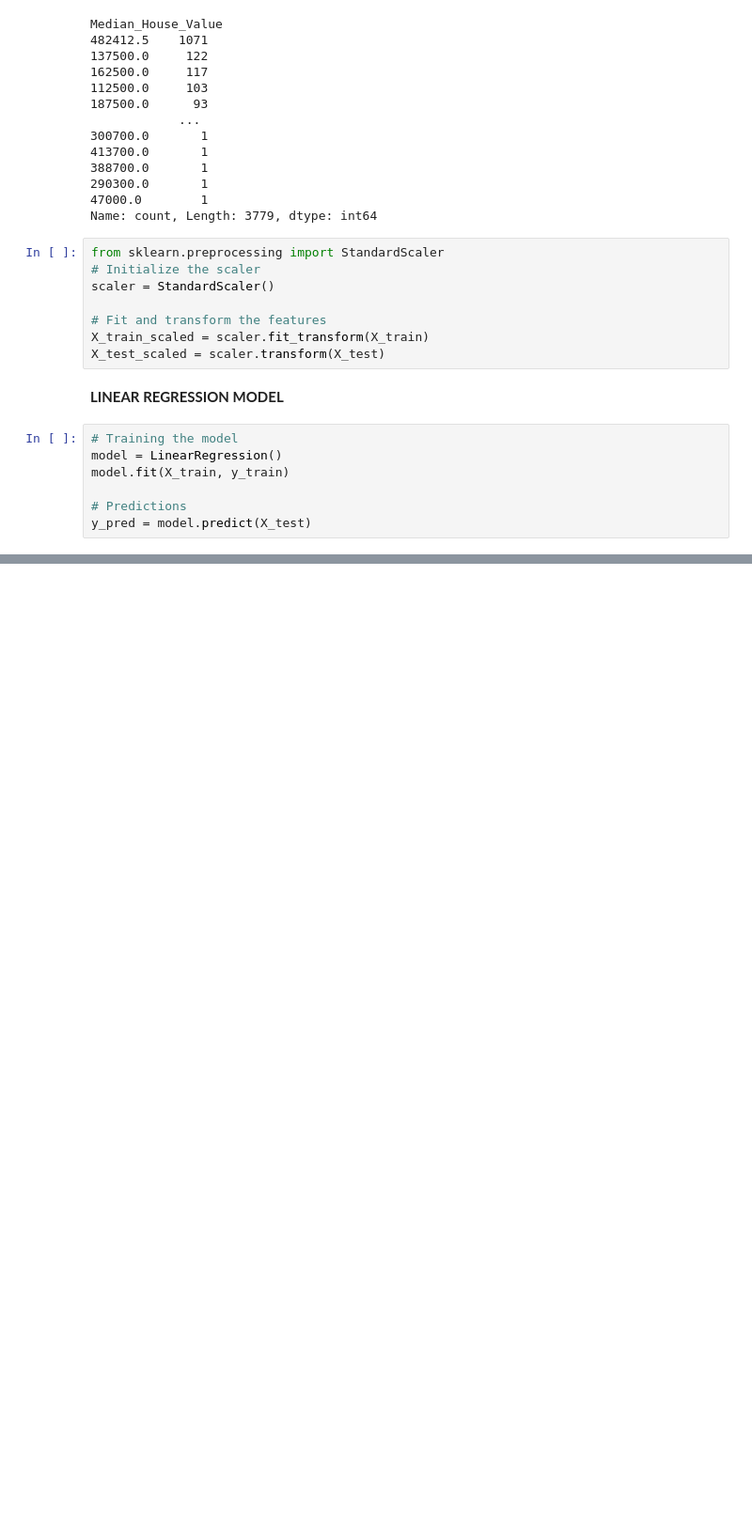
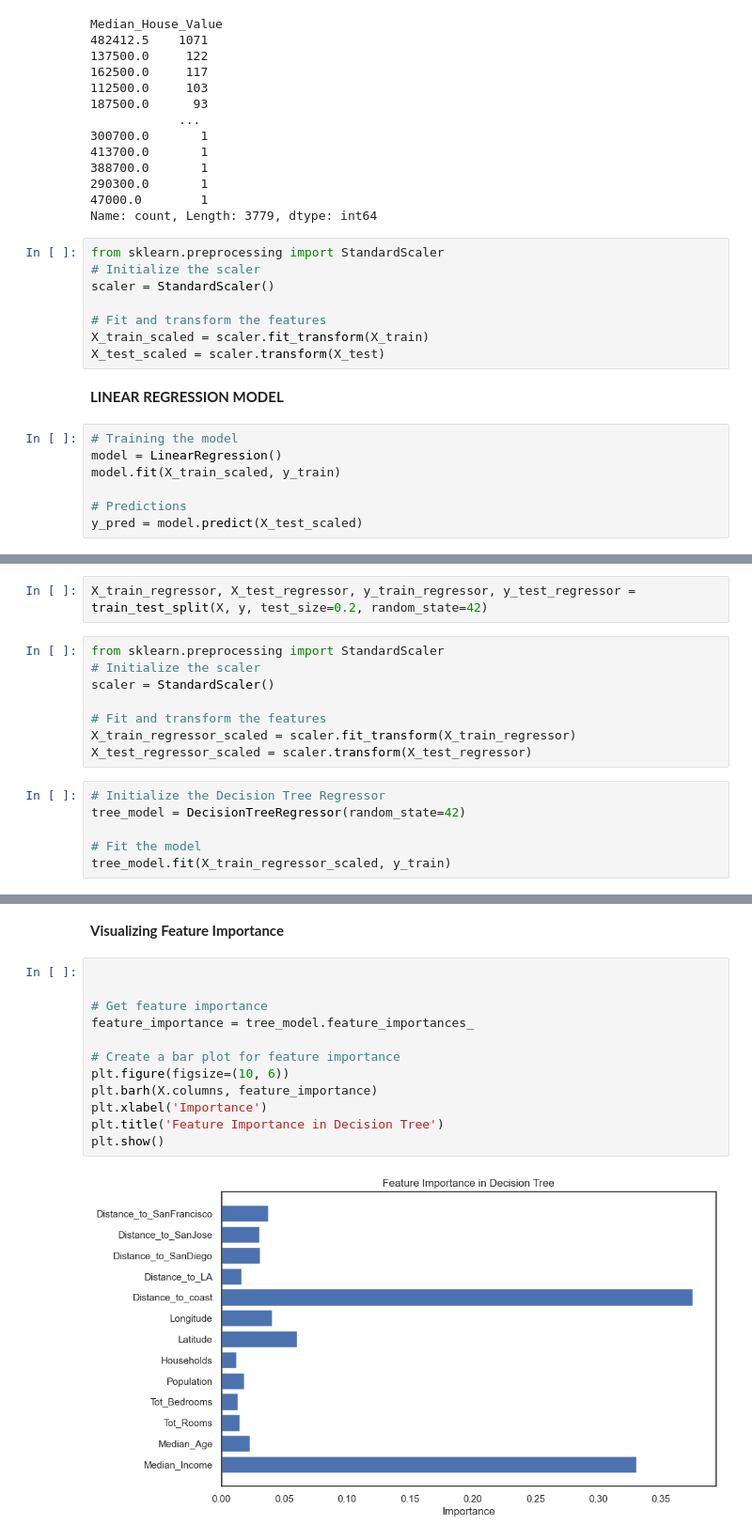
Before and after one commit to victormuuo07/REAL-ESTATE-HOUSE-SALES-PREDICTION, a Jupyter notebook: index.ipynb, the cells around one changed output, grey strips where cells are left out. Shown at 94% size. Saved outputs shown, nothing was run; the diff lists cells and outputs as text; blank space fills up the shorter version.

Commit message:
Refression model, Decision tree model

```diff
--- a/index.ipynb
+++ b/index.ipynb
@@ -327,10 +333,10 @@ X_test_scaled = scaler.transform(X_test)
 # %%
 # Training the model
 model = LinearRegression()
-model.fit(X_train, y_train)
+model.fit(X_train_scaled, y_train)
 
 # Predictions
-y_pred = model.predict(X_test)
+y_pred = model.predict(X_test_scaled)
 # %%
 from sklearn.metrics import mean_absolute_error, mean_squared_error, r2_score
 
@@ -343,0 +404,16 @@ MAE: 49814.62904218831, MSE: 4636709840.588514, R²: 0.6332750187071876
+# %%
+X_train_regressor, X_test_regressor, y_train_regressor, y_test_regressor = train_test_split(X, y, test_size=0.2, random_state=42)
+# %%
+from sklearn.preprocessing import StandardScaler
+# Initialize the scaler
+scaler = StandardScaler()
+
+# Fit and transform the features
+X_train_regressor_scaled = scaler.fit_transform(X_train_regressor)
+X_test_regressor_scaled = scaler.transform(X_test_regressor)
+# %%
+# Initialize the Decision Tree Regressor
+tree_model = DecisionTreeRegressor(random_state=42)
+
+# Fit the model
+tree_model.fit(X_train_regressor_scaled, y_train)
@@ -343,0 +438,16 @@ MAE: 49814.62904218831, MSE: 4636709840.588514, R²: 0.6332750187071876
+# %% [markdown]
+**Visualizing Feature Importance**
+# %%
+
+
+# Get feature importance
+feature_importance = tree_model.feature_importances_
+
+# Create a bar plot for feature importance
+plt.figure(figsize=(10, 6))
+plt.barh(X.columns, feature_importance)
+plt.xlabel('Importance')
+plt.title('Feature Importance in Decision Tree')
+plt.show()
+# %% [output]
+[figure, added]
```
Also changed, not shown: parts of 15 cells of this notebook.
